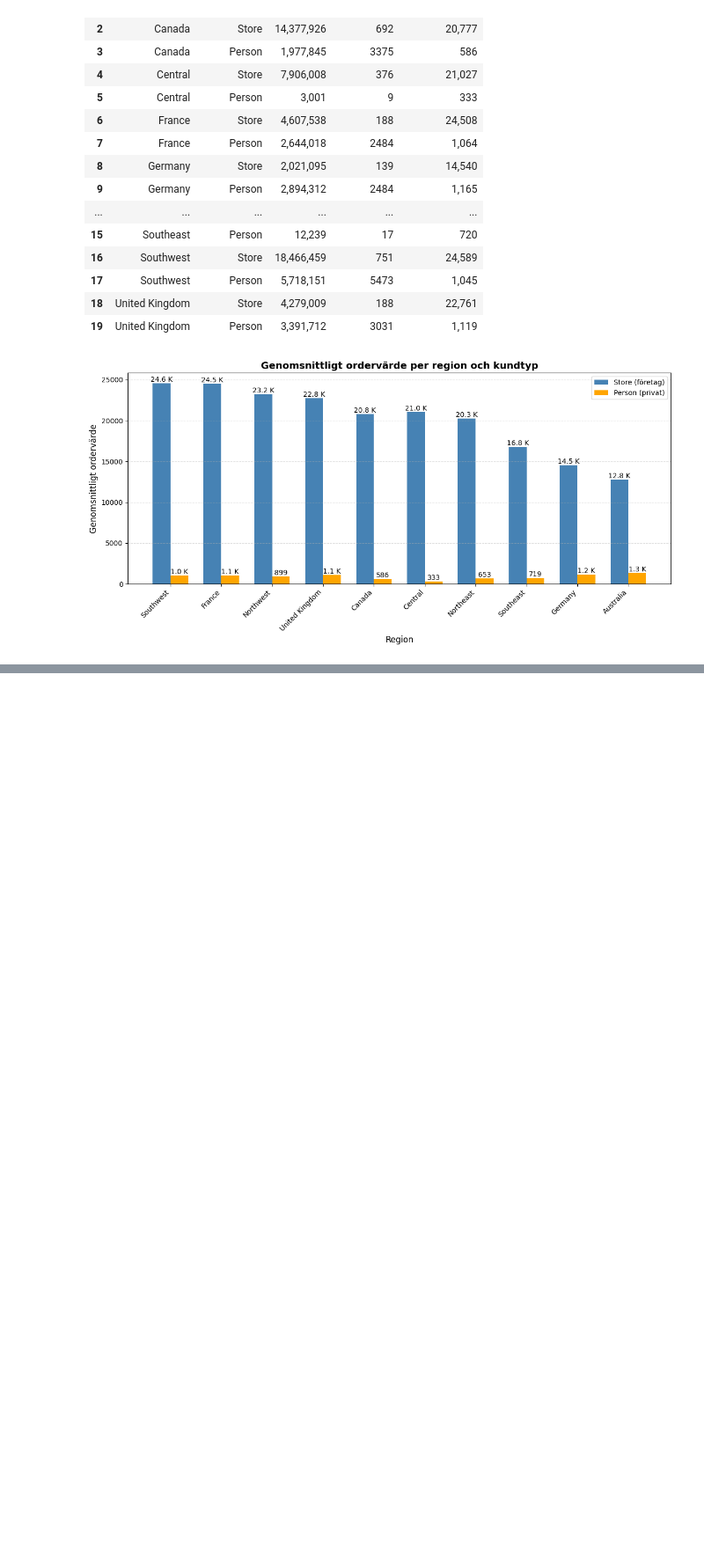
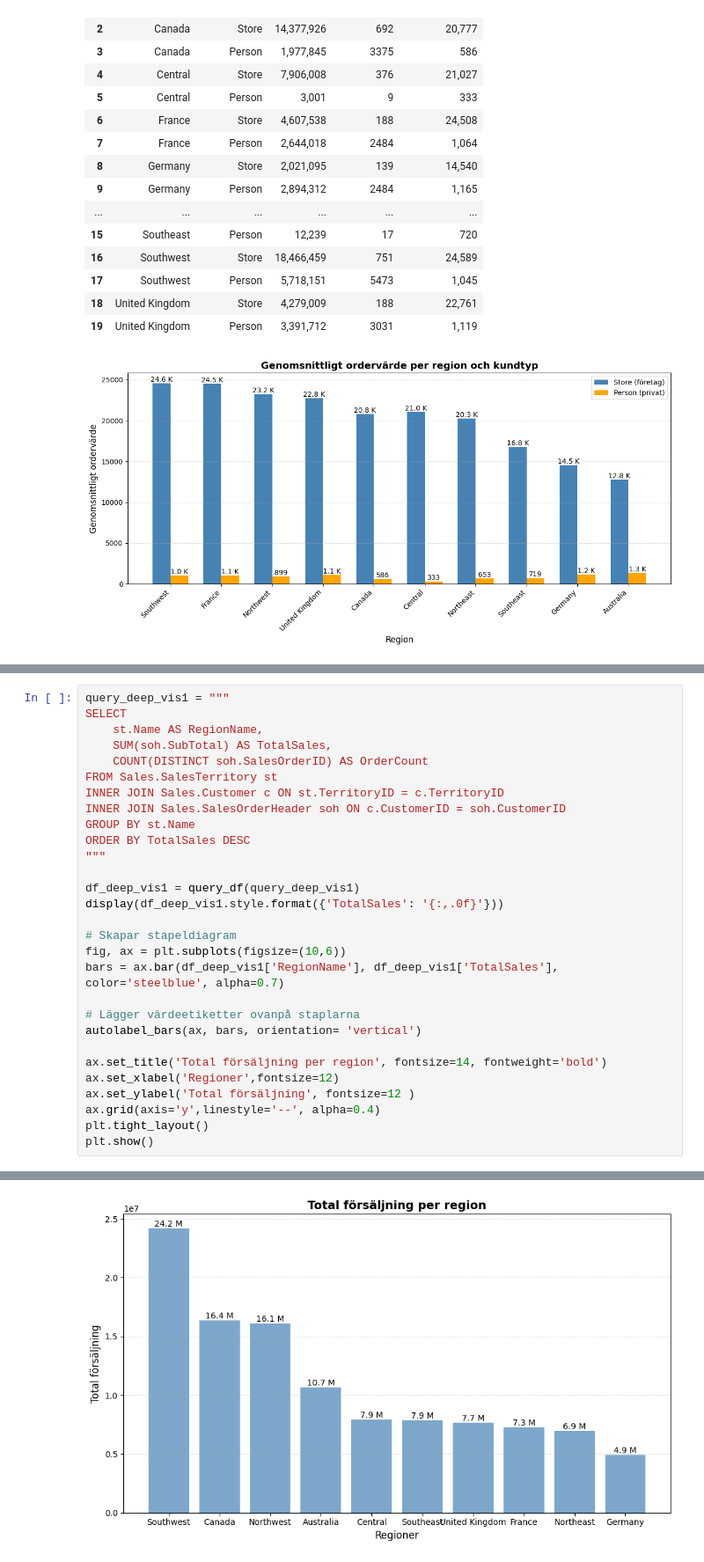
Before and after one commit to Shara-Hysen/adventureworks-sales-analysis-assignment, a Jupyter notebook: analysis.ipynb, the cells around one changed output, grey strips where cells are left out. Shown: that part at 88% size. Cells and saved outputs as stored; diff of their text form; blank space fills up the shorter version.

```diff
--- a/analysis.ipynb
+++ b/analysis.ipynb
@@ -628,0 +651,30 @@ Ja, det finns geografiska skillnader.
+# %%
+query_deep_vis1 = """
+SELECT
+    st.Name AS RegionName,
+    SUM(soh.SubTotal) AS TotalSales,
+    COUNT(DISTINCT soh.SalesOrderID) AS OrderCount
+FROM Sales.SalesTerritory st
+INNER JOIN Sales.Customer c ON st.TerritoryID = c.TerritoryID
+INNER JOIN Sales.SalesOrderHeader soh ON c.CustomerID = soh.CustomerID
+GROUP BY st.Name
+ORDER BY TotalSales DESC
+"""
+
+df_deep_vis1 = query_df(query_deep_vis1)
+display(df_deep_vis1.style.format({'TotalSales': '{:,.0f}'}))
+
+# Skapar stapeldiagram
+fig, ax = plt.subplots(figsize=(10,6))
+bars = ax.bar(df_deep_vis1['RegionName'], df_deep_vis1['TotalSales'], color='steelblue', alpha=0.7)
+
+# Lägger värdeetiketter ovanpå staplarna
+autolabel_bars(ax, bars, orientation= 'vertical')
+
+ax.set_title('Total försäljning per region', fontsize=14, fontweight='bold')
+ax.set_xlabel('Regioner',fontsize=12)
+ax.set_ylabel('Total försäljning', fontsize=12 )
+ax.grid(axis='y',linestyle='--', alpha=0.4)
+plt.tight_layout()
+plt.show()
+# %% [output]
@@ -628,0 +692 @@ Ja, det finns geografiska skillnader.
+[figure, added]
```
Also changed, not shown: parts of 6 cells of this notebook, 3 other files.
